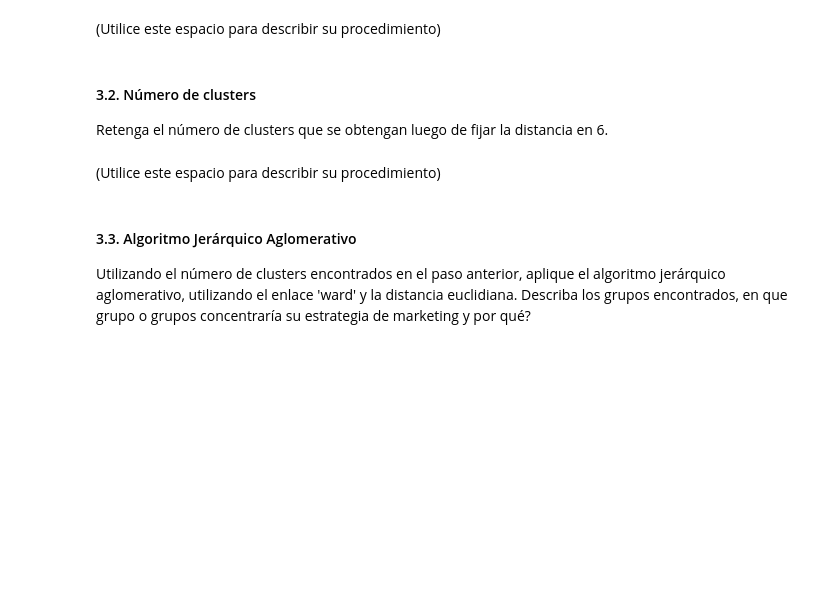
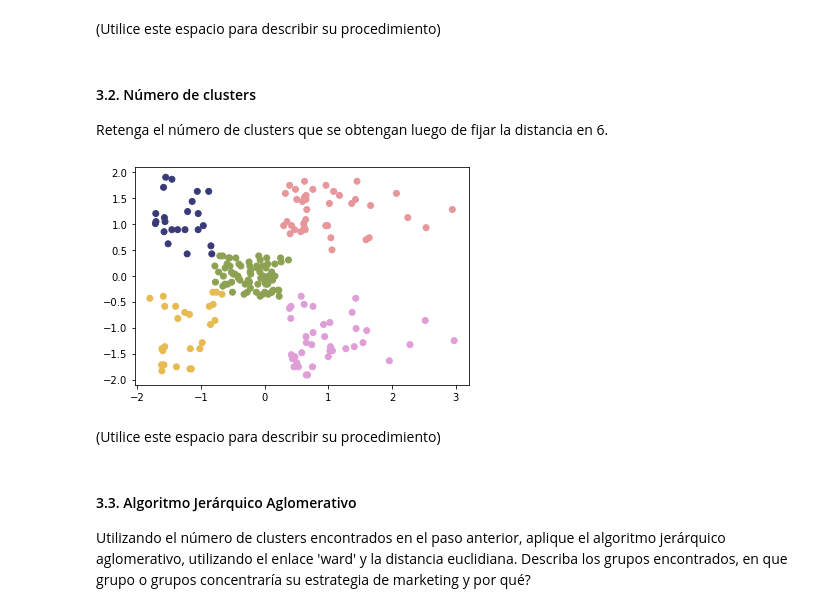
Before and after one commit to jddiaze/AprendizajeNoSupervisado, a Jupyter notebook: Semana4/S4_LC_Taller_Jerarquico_DBSCAN.ipynb, the cells around one changed output. Cells and saved outputs as stored; diff of their text form; code cells hidden in the pictures; blank space fills up the shorter version.

```diff
--- a/Semana4/S4_LC_Taller_Jerarquico_DBSCAN.ipynb
+++ b/Semana4/S4_LC_Taller_Jerarquico_DBSCAN.ipynb
@@ -245,3 +276,17 @@ Retenga el número de clusters que se obtengan luego de fijar la distancia en 6.
+# %%
+# Utilice este espacio para escribir el código.
+
+## Se fija la distancia en 6
+clusters = fcluster(Z, 6, criterion="distance")
+
+## Se retienen el número de clusters
+df['Cluster'] = clusters
+
+## Se grafican para observarlos
+plt.scatter(X[:,0], X[:,1], c=clusters, cmap='tab20b')
+plt.show()
+# %% [output]
+[figure, added]
 # %% [markdown]
 (Utilice este espacio para describir su procedimiento)
 # %% [markdown]
```
Also changed, not shown: parts of 3 cells of this notebook.
